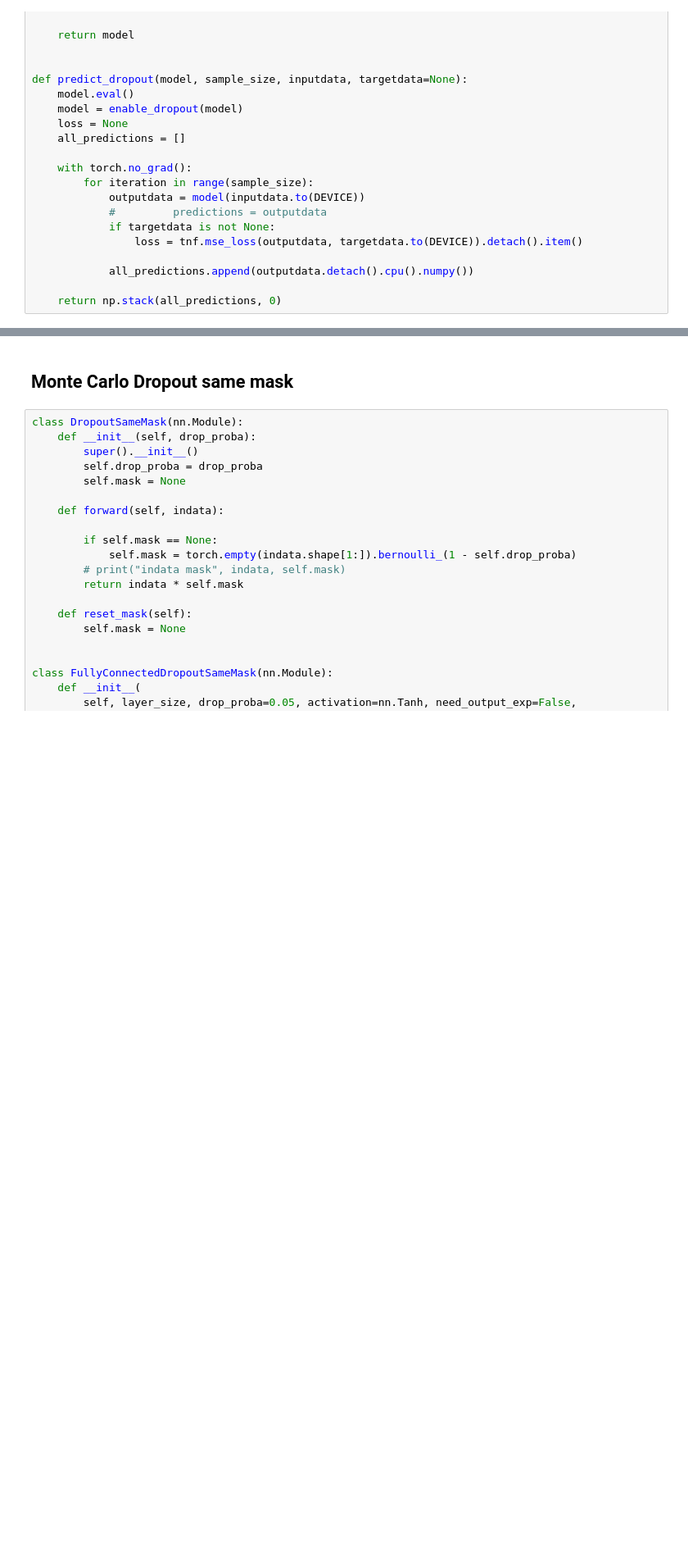
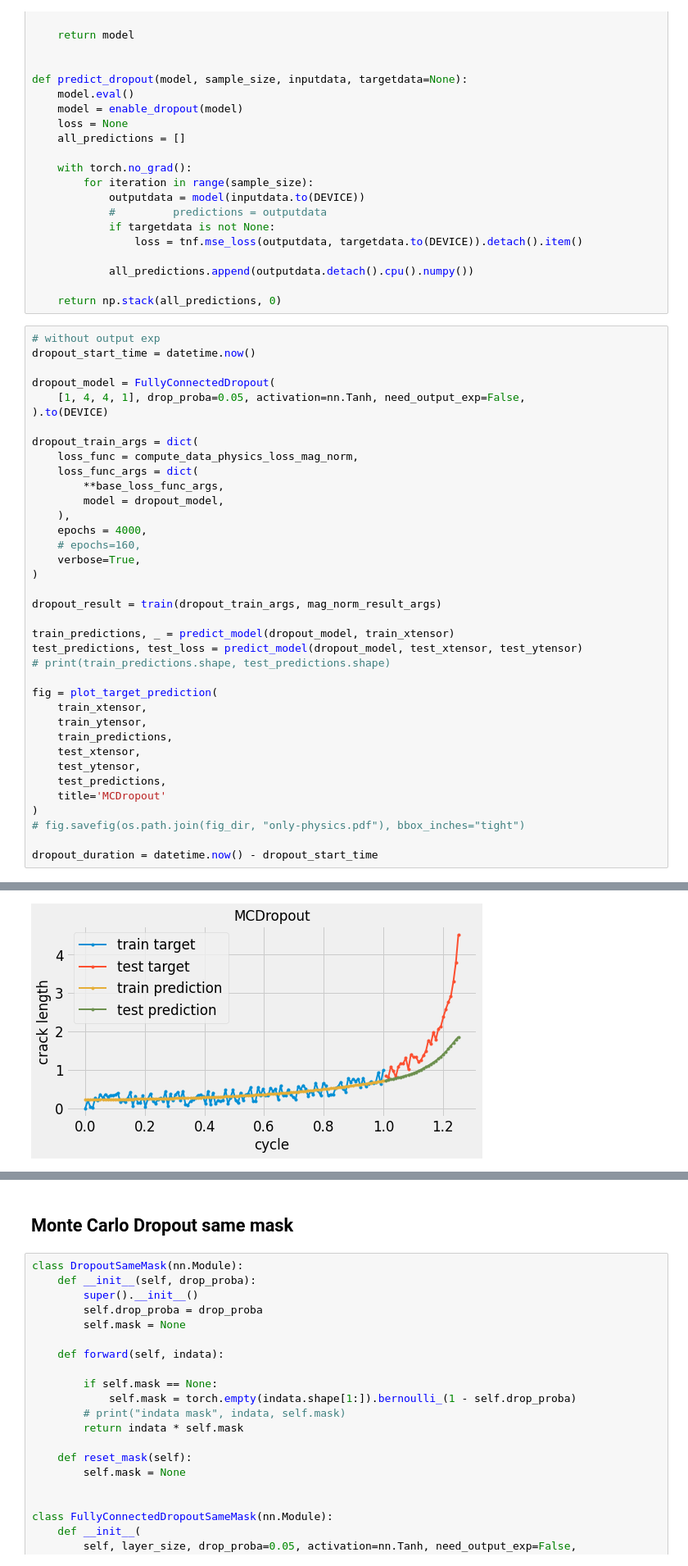
Before and after one commit to phanav/probabilistic-physics-satie, a Jupyter notebook: src/probabilistic_physics_inform_v3.ipynb, the cells around one changed output, grey strips where cells are left out. Shown at 82% size. Cells and saved outputs as stored; diff of their text form; blank space fills up the shorter version.

Commit message:
Add with and without output exp in Dropout for comparison

```diff
--- a/src/probabilistic_physics_inform_v3.ipynb
+++ b/src/probabilistic_physics_inform_v3.ipynb
@@ -1606,3 +1606,41 @@ def predict_dropout(model, sample_size, inputdata, targetdata=None):
             all_predictions.append(outputdata.detach().cpu().numpy())
 
     return np.stack(all_predictions, 0)
+# %%
+# without output exp
+dropout_start_time = datetime.now()
+
+dropout_model = FullyConnectedDropout(
+    [1, 4, 4, 1], drop_proba=0.05, activation=nn.Tanh, need_output_exp=False,
+).to(DEVICE)
+
+dropout_train_args = dict(
+    loss_func = compute_data_physics_loss_mag_norm,
+    loss_func_args = dict(
+        **base_loss_func_args,
+        model = dropout_model,
+    ),
+    epochs = 4000,
+    # epochs=160,
+    verbose=True,
+)
+
+dropout_result = train(dropout_train_args, mag_norm_result_args)
+
+train_predictions, _ = predict_model(dropout_model, train_xtensor)
+test_predictions, test_loss = predict_model(dropout_model, test_xtensor, test_ytensor)
+# print(train_predictions.shape, test_predictions.shape)
+
+fig = plot_target_prediction(
+    train_xtensor,
+    train_ytensor,
+    train_predictions,
+    test_xtensor,
+    test_ytensor,
+    test_predictions,
+    title='MCDropout'
+)
+# fig.savefig(os.path.join(fig_dir, "only-physics.pdf"), bbox_inches="tight")
+
+dropout_duration = datetime.now() - dropout_start_time
+# %% [output]
@@ -1608,0 +1664 @@ def predict_dropout(model, sample_size, inputdata, targetdata=None):
+[figure, added]
```
Also changed, not shown: parts of 14 cells of this notebook.
